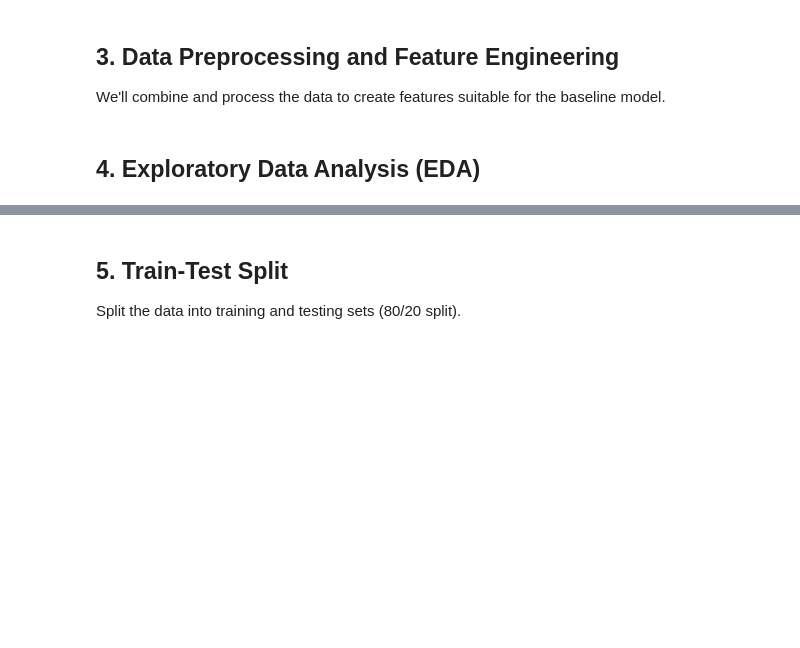
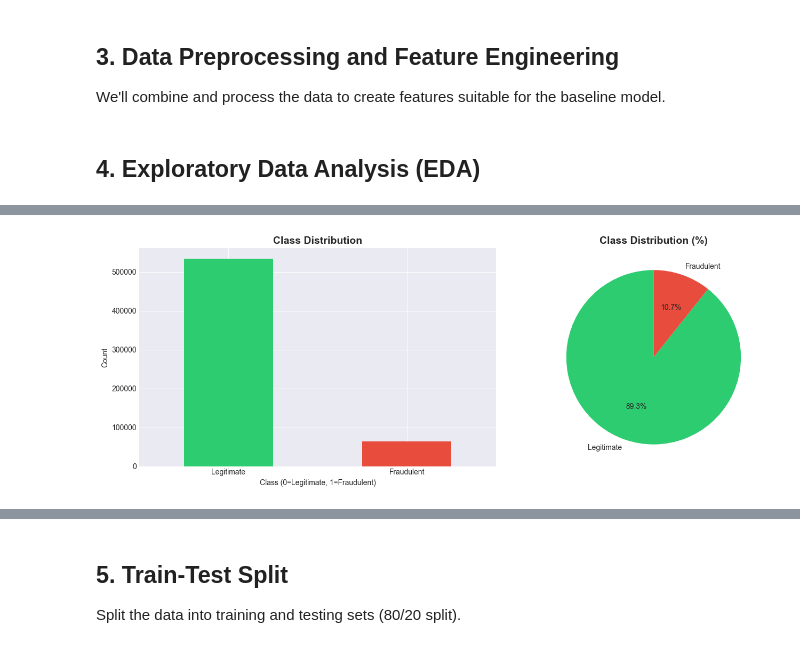
Before and after one commit to oliversimiyu/medical-machinelearning, a Jupyter notebook: notebooks/fraud_detection_base_model.ipynb, the cells around one changed output, grey strips where cells are left out. Cells and saved outputs as stored; diff of their text form; code cells hidden in the pictures; blank space fills up the shorter version.

```diff
--- a/notebooks/fraud_detection_base_model.ipynb
+++ b/notebooks/fraud_detection_base_model.ipynb
@@ -227,0 +103,19 @@ print("Outpatient Claims Columns:", outpatient_df.columns.tolist())
+# %%
+# Combine inpatient and outpatient claims
+# Add claim type indicator
+inpatient_df['ClaimType'] = 'Inpatient'
+outpatient_df['ClaimType'] = 'Outpatient'
+
+# Combine claims
+all_claims = pd.concat([inpatient_df, outpatient_df], ignore_index=True)
+
+print(f"Total claims: {len(all_claims)}")
+print(f"\nClaim Types Distribution:")
+print(all_claims['ClaimType'].value_counts())
+
+# Merge with provider data to get fraud labels
+if 'Provider_ID' in all_claims.columns and 'Fraud_Label' in providers_df.columns:
+    all_claims = all_claims.merge(providers_df[['Provider_ID', 'Fraud_Label']],
+                                   on='Provider_ID', how='left')
+    print(f"\nFraud Distribution (from providers):")
+    print(all_claims['Fraud_Label'].value_counts())
@@ -246,22 +363,31 @@ print(X.isnull().sum())
 # %%
 # Visualize class distribution
 fig, axes = plt.subplots(1, 2, figsize=(14, 5))
 
+# Get value counts and prepare labels
+value_counts = y.value_counts().sort_index()
+class_names = ['Legitimate', 'Fraudulent']
+colors_map = {0: '#2ecc71', 1: '#e74c3c'}
+
 # Count plot
-y.value_counts().plot(kind='bar', ax=axes[0], color=['#2ecc71', '#e74c3c'])
+bar_colors = [colors_map[idx] for idx in value_counts.index]
+value_counts.plot(kind='bar', ax=axes[0], color=bar_colors)
 axes[0].set_title('Class Distribution', fontsize=14, fontweight='bold')
 axes[0].set_xlabel('Class (0=Legitimate, 1=Fraudulent)')
 axes[0].set_ylabel('Count')
-axes[0].set_xticklabels(['Legitimate', 'Fraudulent'], rotation=0)
+axes[0].set_xticklabels([class_names[idx] for idx in value_counts.index], rotation=0)
 
 # Pie chart
-colors = ['#2ecc71', '#e74c3c']
-axes[1].pie(y.value_counts(), labels=['Legitimate', 'Fraudulent'],
-            autopct='%1.1f%%', colors=colors, startangle=90)
+pie_labels = [class_names[idx] for idx in value_counts.index]
+pie_colors = [colors_map[idx] for idx in value_counts.index]
+axes[1].pie(value_counts, labels=pie_labels,
+            autopct='%1.1f%%', colors=pie_colors, startangle=90)
 axes[1].set_title('Class Distribution (%)', fontsize=14, fontweight='bold')
 
 plt.tight_layout()
 plt.show()
+# %% [output]
+[figure, added]
 # %%
 # Distribution of key features by fraud status
 features_to_plot = ['claim_amount', 'patient_age', 'num_procedures', 'hospital_stay_days']
```
Also changed, not shown: parts of 26 cells of this notebook, 1 other file.
